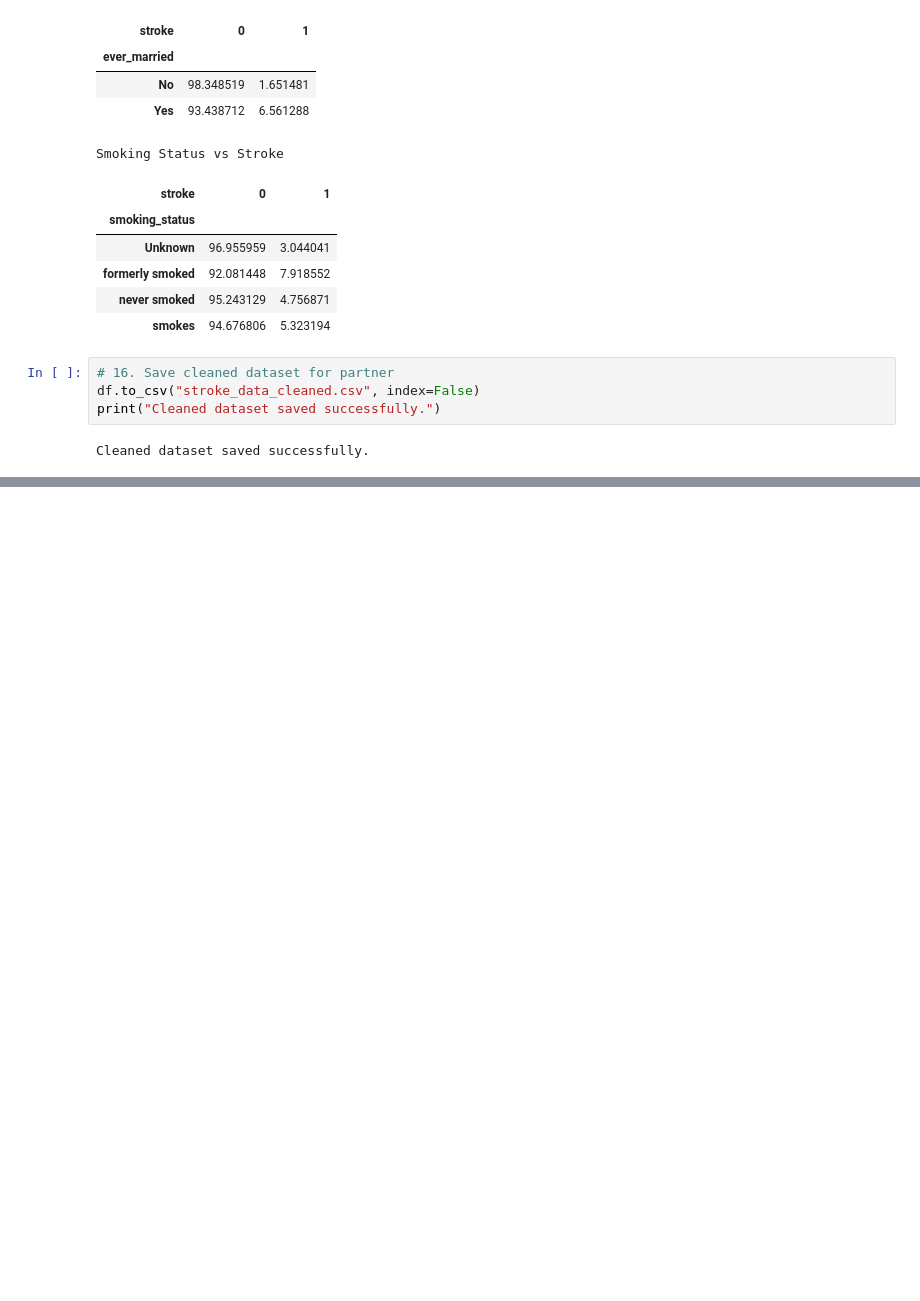
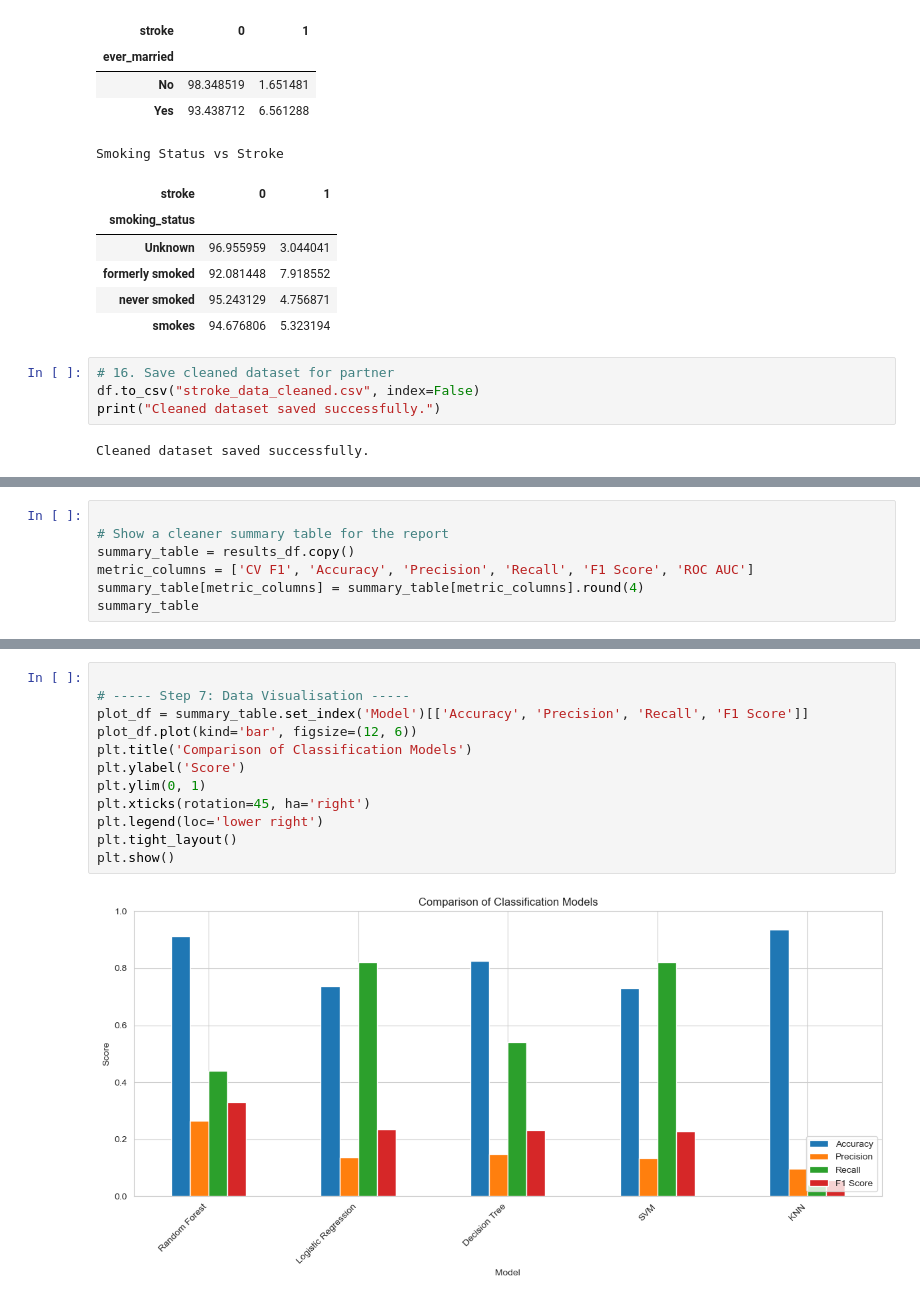
Before and after one commit to JustinDang69/Assesment2-PA, a Jupyter notebook: Untitled.ipynb, the cells around one changed output, grey strips where cells are left out. Cells and saved outputs as stored; diff of their text form; blank space fills up the shorter version.

```diff
--- a/Untitled.ipynb
+++ b/Untitled.ipynb
@@ -339,0 +614,7 @@ Cleaned dataset saved successfully.
+# %%
+
+# Show a cleaner summary table for the report
+summary_table = results_df.copy()
+metric_columns = ['CV F1', 'Accuracy', 'Precision', 'Recall', 'F1 Score', 'ROC AUC']
+summary_table[metric_columns] = summary_table[metric_columns].round(4)
+summary_table
@@ -339,0 +628,14 @@ Cleaned dataset saved successfully.
+# %%
+
+# ----- Step 7: Data Visualisation -----
+plot_df = summary_table.set_index('Model')[['Accuracy', 'Precision', 'Recall', 'F1 Score']]
+plot_df.plot(kind='bar', figsize=(12, 6))
+plt.title('Comparison of Classification Models')
+plt.ylabel('Score')
+plt.ylim(0, 1)
+plt.xticks(rotation=45, ha='right')
+plt.legend(loc='lower right')
+plt.tight_layout()
+plt.show()
+# %% [output]
+[figure, added]
```
Also changed, not shown: parts of 11 cells of this notebook.
